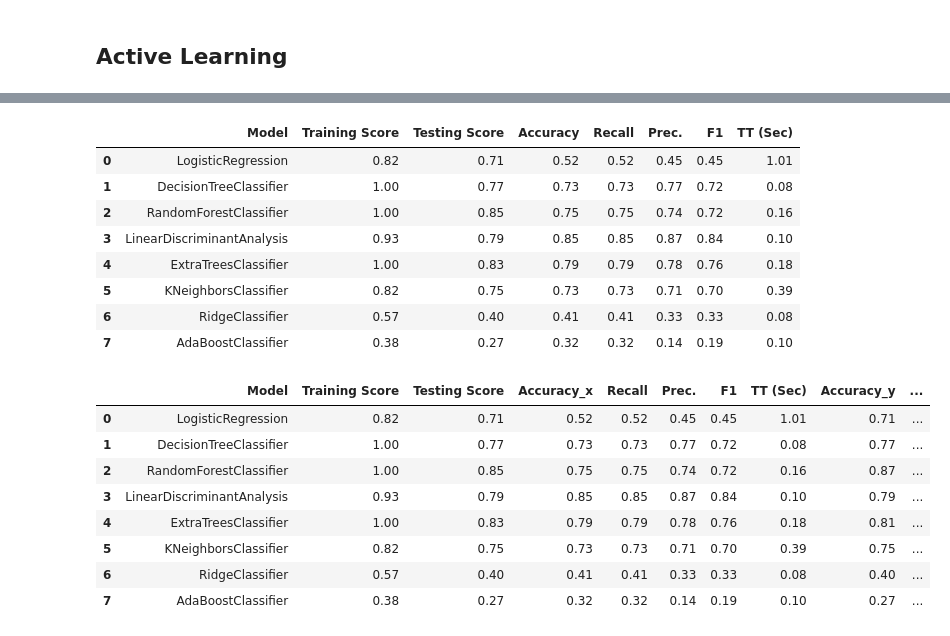
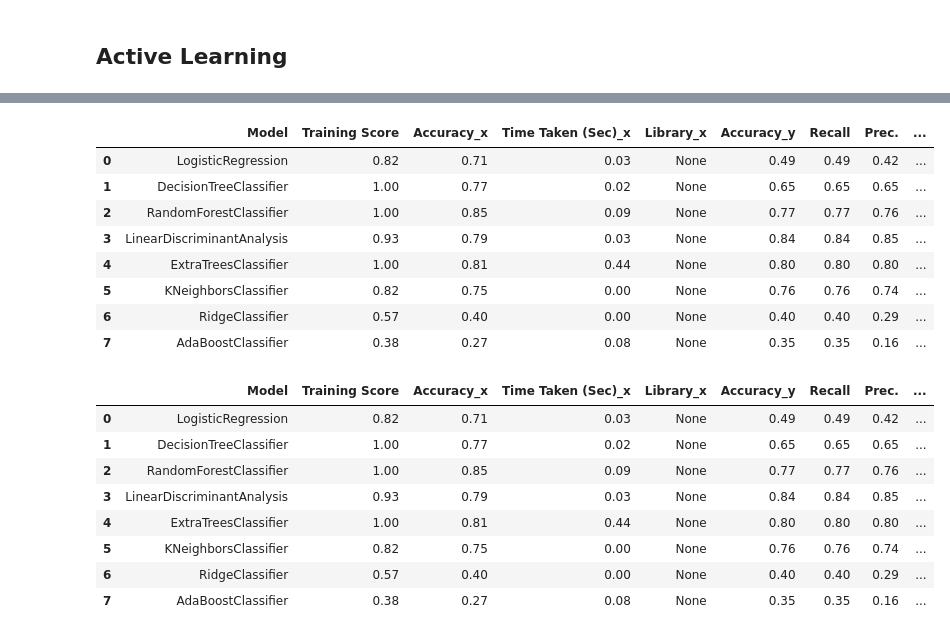
Before and after one commit to Cabone01/Coffee-Coffee, a Jupyter notebook: Coffee_Machine_Learning.ipynb, the cells around one changed output, grey strips where cells are left out. Saved outputs shown, nothing was run; the diff lists cells and outputs as text; code cells hidden in the pictures.

Commit message:
Dataframe being reworked to make it easier to work with

```diff
--- a/Coffee_Machine_Learning.ipynb
+++ b/Coffee_Machine_Learning.ipynb
@@ -891,26 +1002,26 @@ df_lazypred
 # %%
-first_merged_df = pd.merge(df_scores, df_pycaret)# df_lazypred])
-first_merged_df
+#first_merged_df = pd.merge(df_scores, df_pycaret, on="Model")# df_lazypred])
+#first_merged_df
 # %% [output]
-|  | Model | Training Score | Testing Score | Accuracy | Recall | Prec. | F1 | TT (Sec) |
-| 0 | LogisticRegression | 0.82 | 0.71 | 0.52 | 0.52 | 0.45 | 0.45 | 1.01 |
-| 1 | DecisionTreeClassifier | 1.00 | 0.77 | 0.73 | 0.73 | 0.77 | 0.72 | 0.08 |
-| 2 | RandomForestClassifier | 1.00 | 0.85 | 0.75 | 0.75 | 0.74 | 0.72 | 0.16 |
-| 3 | LinearDiscriminantAnalysis | 0.93 | 0.79 | 0.85 | 0.85 | 0.87 | 0.84 | 0.10 |
-| 4 | ExtraTreesClassifier | 1.00 | 0.83 | 0.79 | 0.79 | 0.78 | 0.76 | 0.18 |
-| 5 | KNeighborsClassifier | 0.82 | 0.75 | 0.73 | 0.73 | 0.71 | 0.70 | 0.39 |
-| 6 | RidgeClassifier | 0.57 | 0.40 | 0.41 | 0.41 | 0.33 | 0.33 | 0.08 |
-| 7 | AdaBoostClassifier | 0.38 | 0.27 | 0.32 | 0.32 | 0.14 | 0.19 | 0.10 |
+|  | Model | Training Score | Accuracy_x | Time Taken (Sec)_x | Library_x | Accuracy_y | Recall | Prec. | ... |
+| 0 | LogisticRegression | 0.82 | 0.71 | 0.03 | None | 0.49 | 0.49 | 0.42 | ... |
+| 1 | DecisionTreeClassifier | 1.00 | 0.77 | 0.02 | None | 0.65 | 0.65 | 0.65 | ... |
+| 2 | RandomForestClassifier | 1.00 | 0.85 | 0.09 | None | 0.77 | 0.77 | 0.76 | ... |
+| 3 | LinearDiscriminantAnalysis | 0.93 | 0.79 | 0.03 | None | 0.84 | 0.84 | 0.85 | ... |
+| 4 | ExtraTreesClassifier | 1.00 | 0.81 | 0.44 | None | 0.80 | 0.80 | 0.80 | ... |
+| 5 | KNeighborsClassifier | 0.82 | 0.75 | 0.00 | None | 0.76 | 0.76 | 0.74 | ... |
+| 6 | RidgeClassifier | 0.57 | 0.40 | 0.00 | None | 0.40 | 0.40 | 0.29 | ... |
+| 7 | AdaBoostClassifier | 0.38 | 0.27 | 0.08 | None | 0.35 | 0.35 | 0.16 | ... |
 # %%
-merged_scores_df = pd.merge(first_merged_df, df_lazypred, on="Model")
-merged_scores_df
+#merged_scores_df = pd.merge(first_merged_df, df_lazypred, on="Model")
+#merged_scores_df
 # %% [output]
-|  | Model | Training Score | Testing Score | Accuracy_x | Recall | Prec. | F1 | TT (Sec) | Accuracy_y | ... |
-| 0 | LogisticRegression | 0.82 | 0.71 | 0.52 | 0.52 | 0.45 | 0.45 | 1.01 | 0.71 | ... |
-| 1 | DecisionTreeClassifier | 1.00 | 0.77 | 0.73 | 0.73 | 0.77 | 0.72 | 0.08 | 0.77 | ... |
-| 2 | RandomForestClassifier | 1.00 | 0.85 | 0.75 | 0.75 | 0.74 | 0.72 | 0.16 | 0.87 | ... |
-| 3 | LinearDiscriminantAnalysis | 0.93 | 0.79 | 0.85 | 0.85 | 0.87 | 0.84 | 0.10 | 0.79 | ... |
-| 4 | ExtraTreesClassifier | 1.00 | 0.83 | 0.79 | 0.79 | 0.78 | 0.76 | 0.18 | 0.81 | ... |
-| 5 | KNeighborsClassifier | 0.82 | 0.75 | 0.73 | 0.73 | 0.71 | 0.70 | 0.39 | 0.75 | ... |
-| 6 | RidgeClassifier | 0.57 | 0.40 | 0.41 | 0.41 | 0.33 | 0.33 | 0.08 | 0.40 | ... |
-| 7 | AdaBoostClassifier | 0.38 | 0.27 | 0.32 | 0.32 | 0.14 | 0.19 | 0.10 | 0.27 | ... |
+|  | Model | Training Score | Accuracy_x | Time Taken (Sec)_x | Library_x | Accuracy_y | Recall | Prec. | ... |
+| 0 | LogisticRegression | 0.82 | 0.71 | 0.03 | None | 0.49 | 0.49 | 0.42 | ... |
+| 1 | DecisionTreeClassifier | 1.00 | 0.77 | 0.02 | None | 0.65 | 0.65 | 0.65 | ... |
+| 2 | RandomForestClassifier | 1.00 | 0.85 | 0.09 | None | 0.77 | 0.77 | 0.76 | ... |
+| 3 | LinearDiscriminantAnalysis | 0.93 | 0.79 | 0.03 | None | 0.84 | 0.84 | 0.85 | ... |
+| 4 | ExtraTreesClassifier | 1.00 | 0.81 | 0.44 | None | 0.80 | 0.80 | 0.80 | ... |
+| 5 | KNeighborsClassifier | 0.82 | 0.75 | 0.00 | None | 0.76 | 0.76 | 0.74 | ... |
+| 6 | RidgeClassifier | 0.57 | 0.40 | 0.00 | None | 0.40 | 0.40 | 0.29 | ... |
+| 7 | AdaBoostClassifier | 0.38 | 0.27 | 0.08 | None | 0.35 | 0.35 | 0.16 | ... |
```
Also changed, not shown: parts of 39 cells of this notebook.
